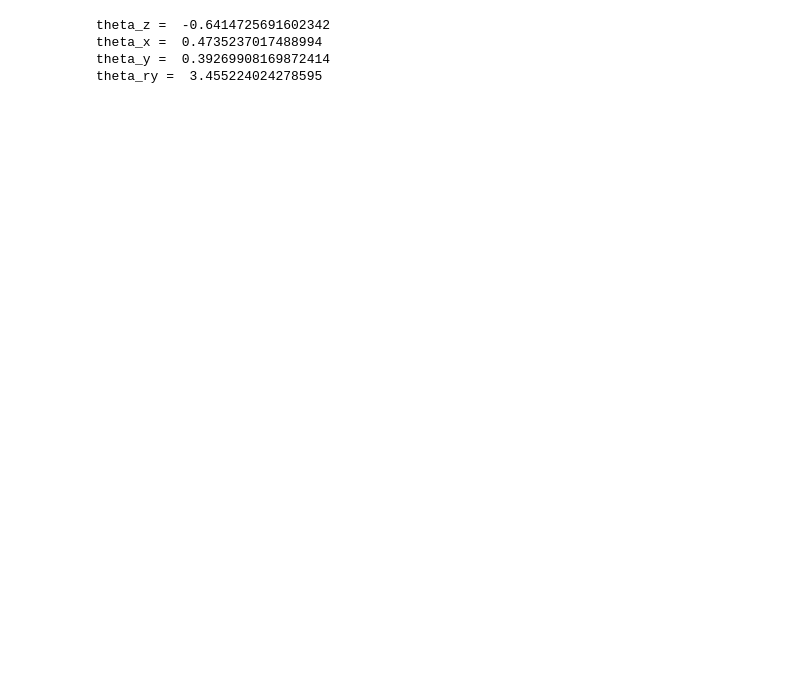
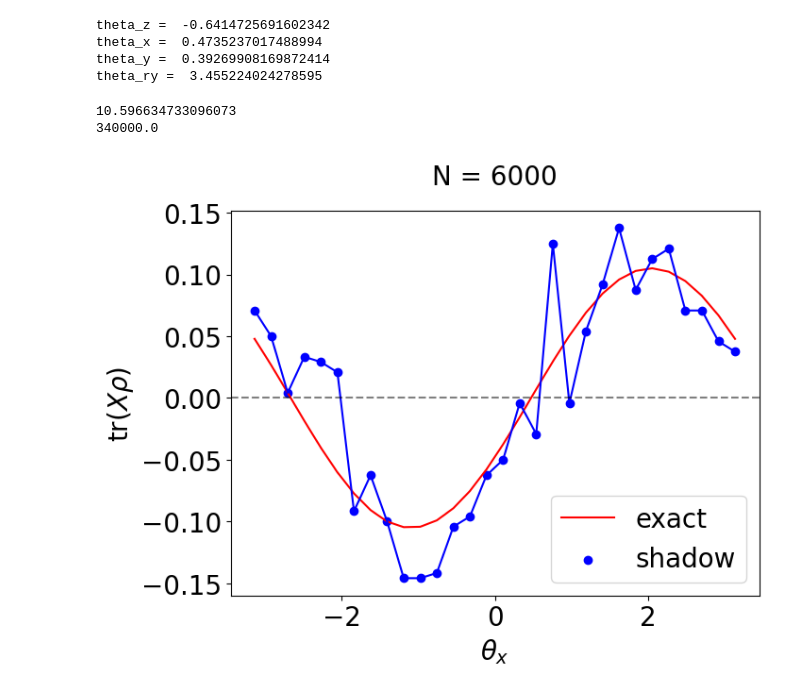
Before and after one commit to psasanka1729/Ultimate-QM-MM, a Jupyter notebook: shadow_tomography_qiskit_code.ipynb, the cells around one changed output. Cells and saved outputs as stored; diff of their text form; code cells hidden in the pictures; blank space fills up the shorter version.

```diff
--- a/shadow_tomography_qiskit_code.ipynb
+++ b/shadow_tomography_qiskit_code.ipynb
@@ -47,8 +51,8 @@ def classical_shadow_using_ST(N,K,theta_x,theta_y,theta_z,theta_ry):
     nShadows = N*K
     # number of shots
     number_of_shots = 1
-    #rng = np.random.default_rng(1000)
-    cliffords = [qiskit.quantum_info.random_clifford(N_qubit) for _ in range(nShadows)]
+    rng = np.random.default_rng(1000)
+    cliffords = [qiskit.quantum_info.random_clifford(N_qubit,seed = rng) for _ in range(nShadows)]
     results = []
     for cliff in cliffords:
         qc_c  = qc.compose(cliff.to_circuit())
@@ -201,48 +229,64 @@ def cost_function_using_shadow_tomography(theta_x_angle,theta_y_angle,theta_z_an
+# %%
+delta = 0.01
+K = 2*np.log(2*1/delta)
+print(K)
+epsilon = 0.01
+N = (34/epsilon**2)
+print(N)
+# %% [output]
+10.596634733096073
+340000.0
 # %%
 divisons = 30
-theta_y_lst = np.linspace(0,1,divisons)
+angles_lst = np.linspace(-np.pi,np.pi,divisons)
 
 def cost_function(rho):
     return np.trace(rho@rho)
 
 cost_function_array_shadow = np.zeros(divisons)
 cost_function_array_exact= np.zeros(divisons)
-N = 100
+N = 600
 K = 10
-for yy in range(divisons):
-    cost_functions = cost_function_using_shadow_tomography(theta_y_lst[yy],
+for jj in range(divisons):
+    cost_functions = cost_function_using_shadow_tomography(N,K,angles_lst[jj],
                                                            theta_y_exact,
                                                            theta_z_exact,
                                                            theta_ry_exact)
-    cost_function_array_shadow[yy] = cost_functions[0].real
-    cost_function_array_exact[yy]  = cost_functions[1].real
+    cost_function_array_shadow[jj] = cost_functions[0].real
+    cost_function_array_exact[jj]  = cost_functions[1].real
 # %%
 large = 40; med = 20; small = 20
 params = {'axes.titlesize': med,
           'axes.titlepad' : med,
           'legend.fontsize': med,
           'axes.labelsize': med ,
           'axes.titlesize': med ,
           'xtick.labelsize': med ,
           'ytick.labelsize': med ,
           'figure.titlesize': med}
 plt.rcParams['text.usetex'] = False
 #plt.rcParams['text.latex.preamble'] = r'\usepackage{{amsmath}}'
 plt.rcParams.update(params)
 f = plt.figure()
 f.set_figwidth(8)
 f.set_figheight(6)
-plt.plot(theta_y_lst,cost_function_array_exact,c="red",label="exact "+r"$f(\rho)$")
-plt.plot(theta_y_lst,cost_function_array_shadow,c="blue")
-plt.scatter(theta_y_lst,cost_function_array_shadow,c="blue",label="shadow "+r"$f(\rho)$")
+plt.plot(angles_lst,cost_function_array_exact,c="red",label="exact")
+plt.plot(angles_lst,cost_function_array_shadow,c="blue")
+plt.scatter(angles_lst,cost_function_array_shadow,c="blue",label="shadow")
 
 ax = f.gca()
-ax.axvline(theta_y_exact, color="green",label=r"Exact $\theta_{y}$",linestyle="--")
-ax.axhline(0, color="k",linestyle="--")
+#ax.axvline(theta_x_exact, color="green",label=r"Exact $\theta_{x}$",linestyle="--")
+ax.axhline(0, color="k",linestyle="--",alpha=0.5)
 #ax.axvline(-np.pi+theta_x_exact, color="green",label = r"$\theta_{x}$",linestyle="--")
 #plt.title("Plot of cost function, "+r"$f( \rho ) = \textrm{tr}((\mathcal{L}\rho)^{2})$")
-plt.xlabel(r"$\theta_{y}$")
-plt.ylabel(r"$f( \rho )$")
+plt.title("N = 6000")
+plt.xlabel(r"$\theta_{x}$")
+plt.ylabel(r"tr$( X \rho )$")
+#plt.ylim([-0.25,0.25])
 plt.legend()
-#plt.savefig("f_as_function_of_theta_y_5000.jpg",dpi=600)
+plt.gcf().subplots_adjust(bottom=0.2)
+plt.gcf().subplots_adjust(left=0.2)
+plt.savefig("f_as_function_of_theta_x_6000.jpg",dpi=600)
 plt.show()
+# %% [output]
+[figure, added]
```
Also changed, not shown: parts of 12 cells of this notebook.
